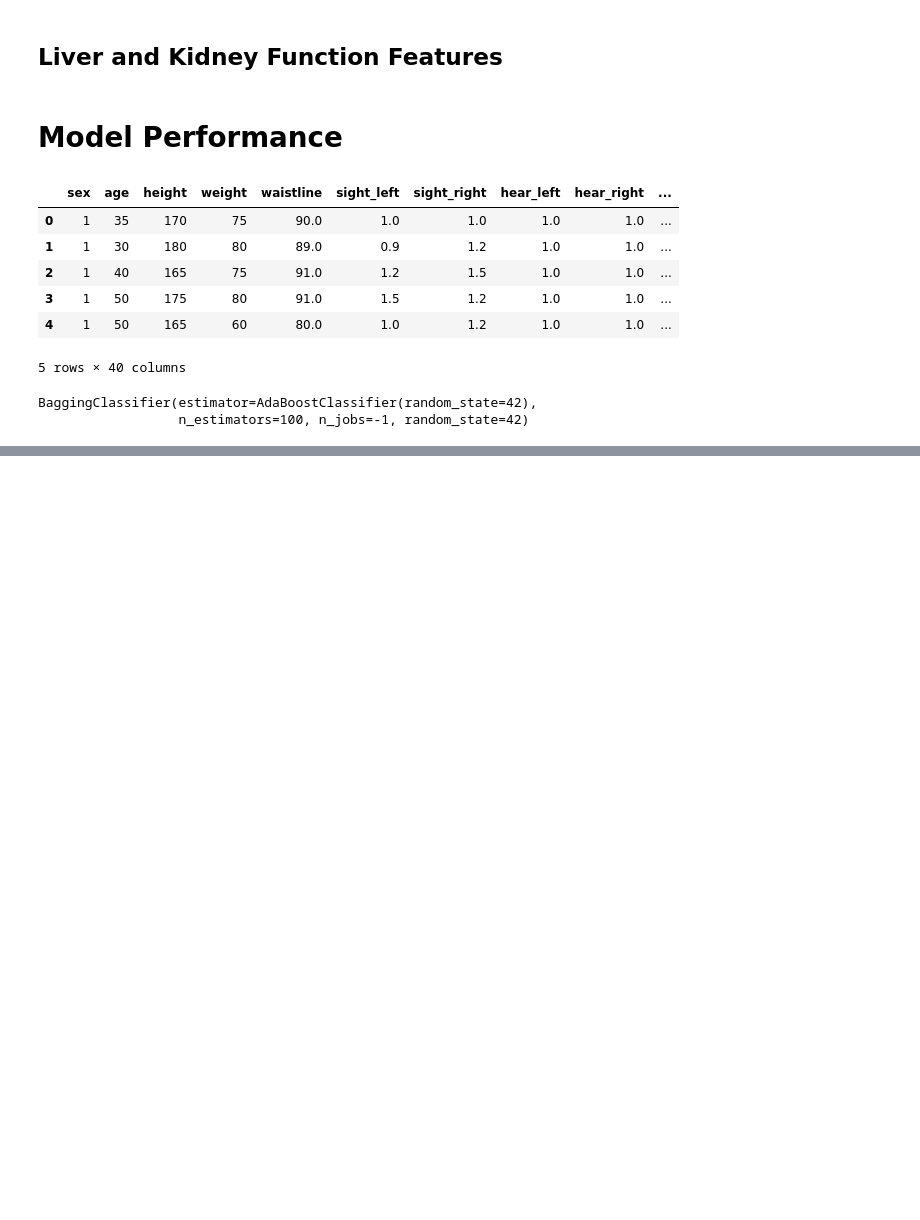
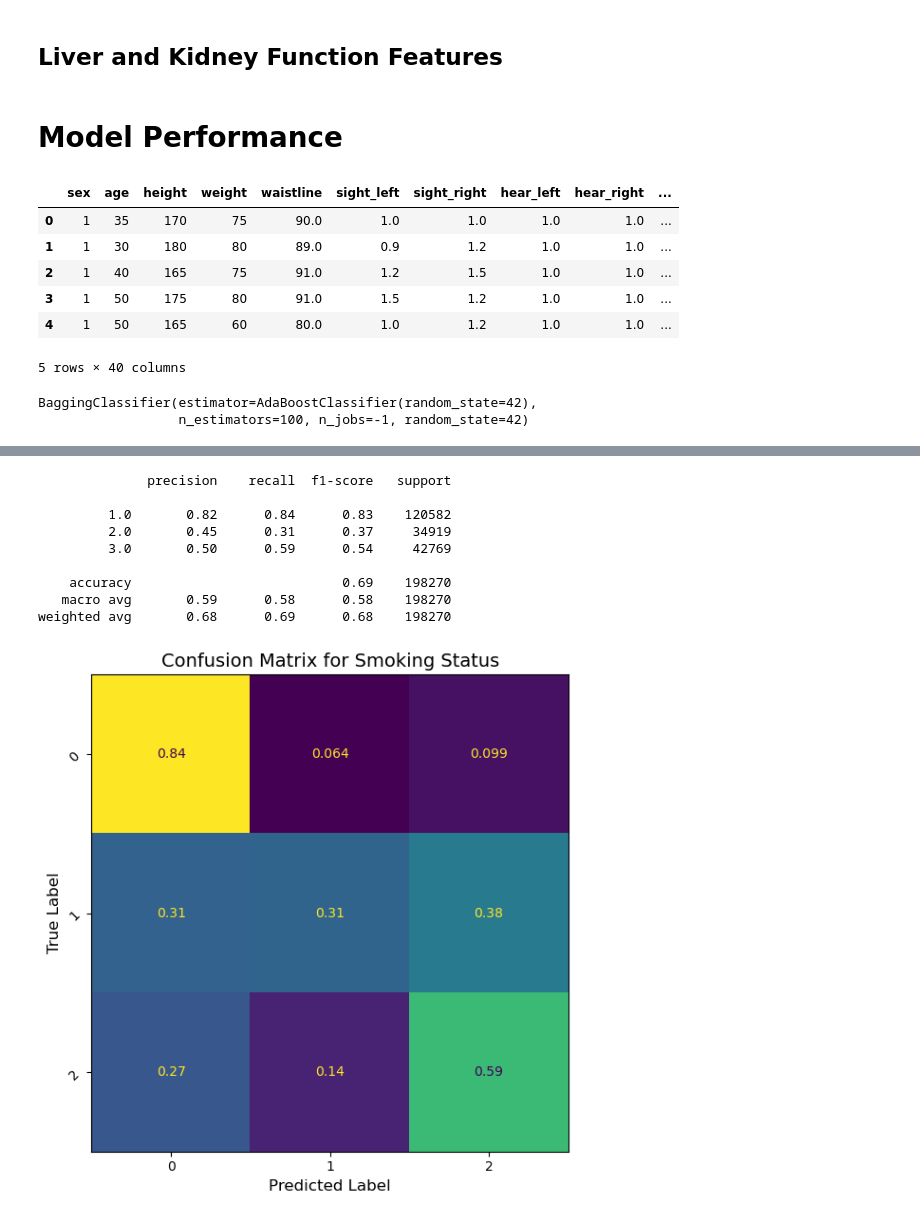
Before and after one commit to marcodeano/ML_project_2025, a Jupyter notebook: bagging_ensemble.ipynb, the cells around one changed output, grey strips where cells are left out. Cells and saved outputs as stored; diff of their text form; code cells hidden in the pictures; blank space fills up the shorter version.

```diff
--- a/bagging_ensemble.ipynb
+++ b/bagging_ensemble.ipynb
@@ -157,7 +158,7 @@ pipeline = Pipeline([
     ('pca', PCA(n_components=0.90)),
     ('classifier', BaggingClassifier(
         estimator=SVC(kernel='rbf', C=1, random_state=42),
-        n_estimators=25, max_samples=0.05, random_state=42, n_jobs=-1
+        n_estimators=30, max_samples=0.1, random_state=42, n_jobs=-1, verbose=1
     ))
 ])
 
@@ -194,0 +239,2 @@ plot_confusion_matrix(y_test_drink, y_pred, 'Confusion Matrix for Drinking Statu
+# %%
+pipeline.fit(X_train_smoke, y_train_smoke)
@@ -194,0 +250,6 @@ plot_confusion_matrix(y_test_drink, y_pred, 'Confusion Matrix for Drinking Statu
+# %%
+y_pred = pipeline.predict(X_test_smoke)
+
+print(classification_report(y_test_smoke, y_pred))
+plot_confusion_matrix(y_test_smoke, y_pred, 'Confusion Matrix for Smoking Status')
+# %% [output]
@@ -194,0 +259,10 @@ plot_confusion_matrix(y_test_drink, y_pred, 'Confusion Matrix for Drinking Statu
+              precision    recall  f1-score   support
+
+         1.0       0.82      0.84      0.83    120582
+         2.0       0.45      0.31      0.37     34919
+         3.0       0.50      0.59      0.54     42769
+
+    accuracy                           0.69    198270
+   macro avg       0.59      0.58      0.58    198270
+weighted avg       0.68      0.69      0.68    198270
+[figure, added]
```
Also changed, not shown: parts of 8 cells of this notebook.
